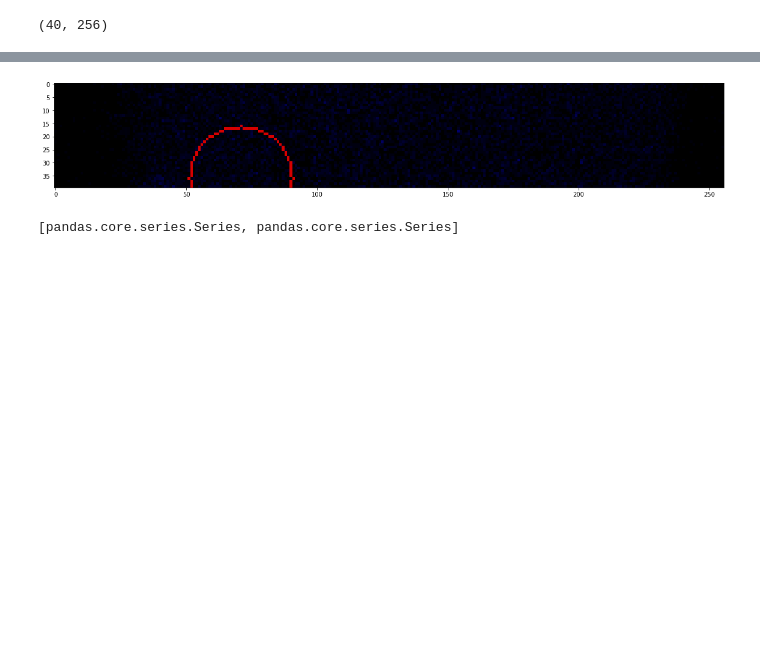
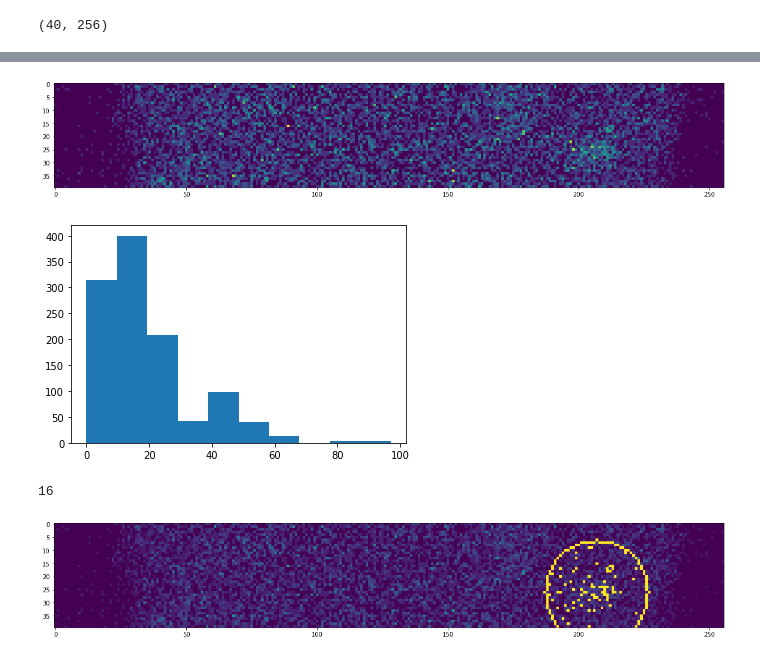
Before and after one commit to raulbenitez/DEEPCARDIO, a Jupyter notebook: sparks/exploreImageAndPlotSpark.ipynb, the cells around one changed output, grey strips where cells are left out. Cells and saved outputs as stored; diff of their text form; code cells hidden in the pictures; blank space fills up the shorter version.

Commit message:
image normalization + circle mask + cell mask

```diff
--- a/sparks/exploreImageAndPlotSpark.ipynb
+++ b/sparks/exploreImageAndPlotSpark.ipynb
@@ -24,5 +14,5 @@ def get_spark_location(sparksDF, idx):
 # %%
-mat = loadmat('170215_RyR-GFP30_01_Serie2_Sparks.mat')['xytspark']
+mat = loadmat(os.path.join(DATASETS_PATH, MAT_PATH))['xytspark']
 sparksDF = pd.DataFrame(mat, columns=['x','y','tIni','tFin'])
 sparksDF.head()
 # %% [output]
@@ -79,0 +63,11 @@ plt.show()
+# %%
+idx = 130
+im = get_image_array(idx)
+sparkLocation = get_spark_location(sparksDF, idx)
+sparkLocation = sparkLocation.loc[sparkLocation.index[0]]
+mask = get_mask(im.shape[0], im.shape[1], sparkLocation['x'], sparkLocation['y'], 20)
+im[mask == False]=0
+
+plt.figure(figsize=(20, 10))
+plt.imshow(im)
+plt.show()
@@ -80,16 +76,30 @@ plt.show()
 # %%
-idx = 2
-im = cv2.imread(get_image_path(idx))
-parkLocation = get_spark_location(sparksDF, idx)
+idx = 130
+im = get_image_array(idx)
+im.shape
+
 plt.figure(figsize=(20, 10))
-color = int(im.max()*2)
-plt.imshow(cv2.circle(im, (sparkLocation['x'], sparkLocation['y']), 20, color, thickness=1, lineType=8, shift=0))
+plt.imshow(im)
 plt.show()
+
+mask = get_mask(im.shape[0], im.shape[1], sparkLocation['x'], sparkLocation['y'], 20)
+
+plt.hist(im[mask].flatten())
+plt.show()
+
+otsu = threshold_otsu(im[mask].flatten())
+print(otsu)
+im[mask] = np.where(im[mask]>40, 3000, im[mask])
+
+# find spark
+im_ = im.copy()
+sparkLocation = get_spark_location(sparksDF, idx)
+plt.figure(figsize=(20, 10))
+color = int(im_.max())
+plt.imshow(cv2.circle(im_, (sparkLocation['x'], sparkLocation['y']), 20, color, thickness=1, lineType=8, shift=0))
+plt.show()
 # %% [output]
-[figure, old version]
+[figure, new version]
+[figure, added]
+16
+[figure, added]
-# %%
-idx = 553
-candidates = sparksDF.loc[(sparksDF.loc[:,'tIni'] <= idx) & (sparksDF.loc[:, 'tFin'] >= idx), :]
-[type(k) for i, k in candidates.iterrows()]
-# %% [output]
-[pandas.core.series.Series, pandas.core.series.Series]
```
Also changed, not shown: parts of 22 cells of this notebook, 2 other files.
